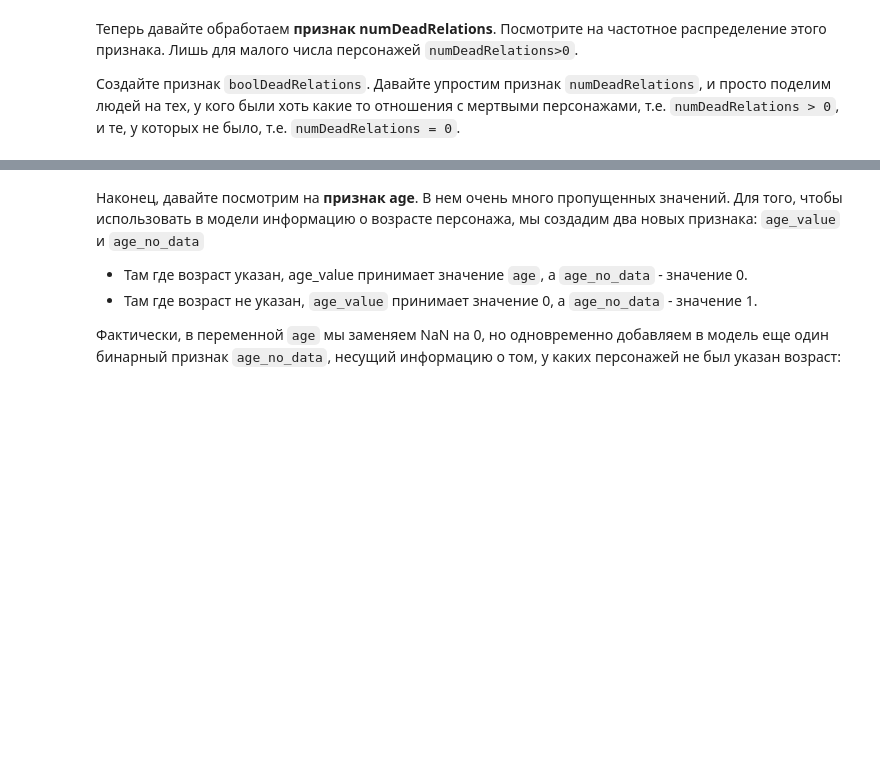
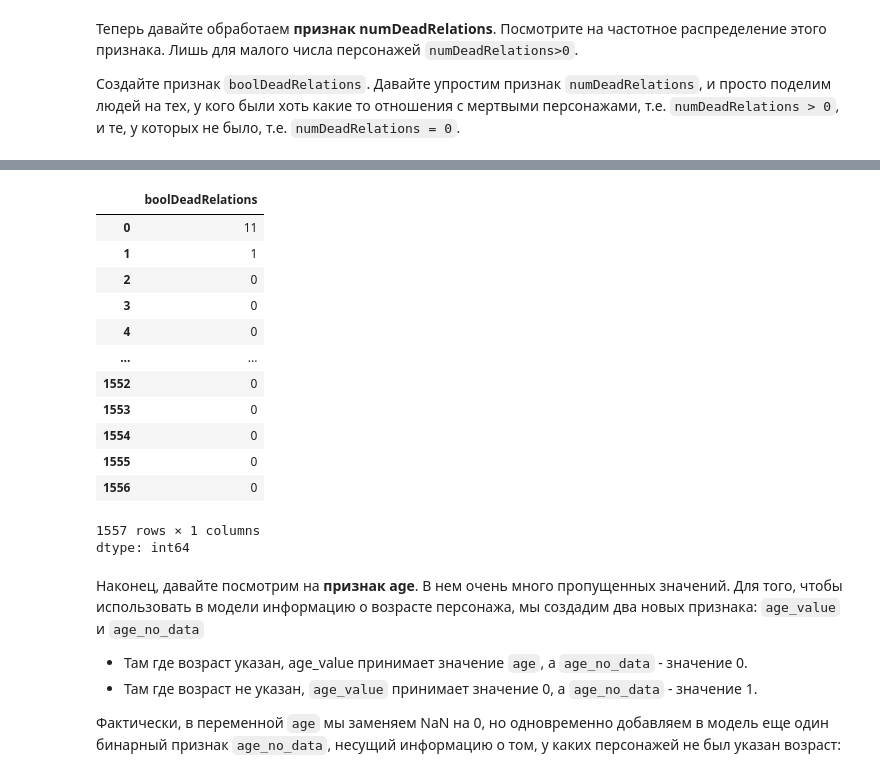
Before and after one commit to egorabashev/notebooks, a Jupyter notebook: week_01_ml_intro/Homework/hw_1_game_of_thrones.ipynb, the cells around one changed output, grey strips where cells are left out. Cells and saved outputs as stored; diff of their text form; code cells hidden in the pictures; blank space fills up the shorter version.

```diff
--- a/week_01_ml_intro/Homework/hw_1_game_of_thrones.ipynb
+++ b/week_01_ml_intro/Homework/hw_1_game_of_thrones.ipynb
@@ -249,3 +256,21 @@ data
+# %%
+data["boolDeadRelations"] = data["numDeadRelations"]
+data["boolDeadRelations"]
+# %% [output]
+|  | boolDeadRelations |
+| 0 | 11 |
+| 1 | 1 |
+| 2 | 0 |
+| 3 | 0 |
+| 4 | 0 |
+| ... | ... |
+| 1552 | 0 |
+| 1553 | 0 |
+| 1554 | 0 |
+| 1555 | 0 |
+| 1556 | 0 |
+1557 rows × 1 columns
+dtype: int64
 # %% [markdown]
 Наконец, давайте посмотрим на **признак age**. В нем очень много пропущенных значений. Для того, чтобы использовать в модели информацию о возрасте персонажа, мы создадим два новых признака: `age_value` и `age_no_data`
 
```
Also changed, not shown: parts of 2 cells of this notebook.
